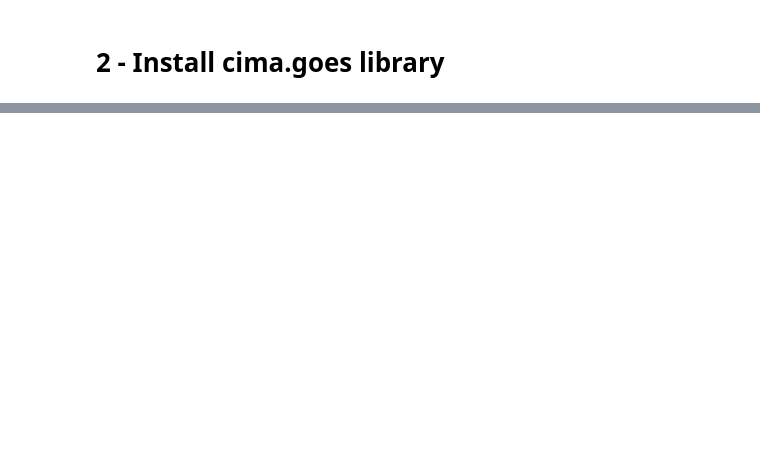
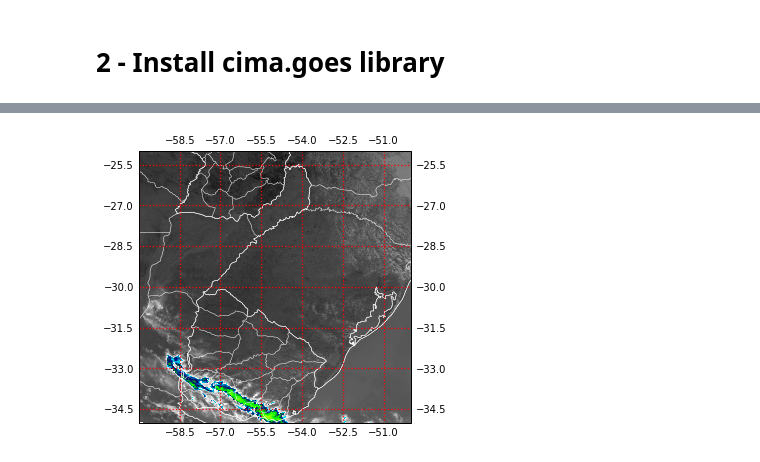
Before and after one commit to garciafido/cima-goes, a Jupyter notebook: cima_goes_usage.ipynb, the cells around one changed output, grey strips where cells are left out. Cells and saved outputs as stored; diff of their text form; code cells hidden in the pictures; blank space fills up the shorter version.

```diff
--- a/cima_goes_usage.ipynb
+++ b/cima_goes_usage.ipynb
@@ -134 +91,97 @@ blobs_usage  3614.62 ms
+# %%
+def add_cultural(ax, color='none'):
+    states_provinces = cartopy.feature.NaturalEarthFeature(
+        category='cultural',
+        name='admin_1_states_provinces_lines',
+        scale='10m',
+        facecolor=color)
+
+    countries = cartopy.feature.NaturalEarthFeature(
+        category='cultural',
+        name='admin_0_countries',
+        scale='10m',
+        facecolor=color)
+
+    linewidth = 0.50
+    ax.coastlines(resolution='10m', color='white', linewidth=linewidth)
+    ax.add_feature(countries, edgecolor='white', linewidth=linewidth)
+    ax.add_feature(states_provinces, edgecolor='white', linewidth=linewidth)
+
+
+def add_grid(ax):
+    linewidth = 1.25
+    ax.gridlines(linewidth=linewidth,
+                      linestyle='dotted',
+                      color='r',
+                      crs=ccrs.PlateCarree(),
+                      draw_labels=True)
+
+
+def show_tile(tile,
+              image=None,
+              lats=None, lons=None,
+              cmap=None, vmin=None, vmax=None, overlap=0):
+    fig = plt.figure(figsize=(5, 5))
+    try:
+        ax = fig.add_subplot(1, 1, 1, projection=ccrs.PlateCarree())
+        extent = get_tile_extent(tile, trim_excess=overlap)
+        ax.set_extent(extent, crs=ccrs.PlateCarree())
+        add_cultural(ax)
+        ax.grid(color='r', linestyle='-', linewidth=2)
+        add_grid(ax)
+        fig.add_axes(ax, projection=ccrs.PlateCarree())
+        if image is not None:
+            ax.pcolormesh(lons, lats, image, cmap=cmap, vmin=vmin, vmax=vmax)
+        plt.show()
+    finally:
+        fig.clear()
+        plt.close()
+
+
+def show_one_band_datasets():
+    product_band = ProductBand(Product.CMIPF, Band.CLEAN_LONGWAVE_WINDOW)
+    goesdata = get_goesdata()
+    band_blobs = goesdata.one_hour_blobs(2019, 60, 16, product_band)
+    blob = band_blobs.blobs[0]
+    dataset = goesdata.get_dataset(blob)
+    tile = Tile(
+        lat_south=-35.0,
+        lat_north=-25.0,
+        lon_west=-60.0,
+        lon_east=-50.0,
+        x_min=3360,
+        x_max=3889,
+        y_min=4005,
+        y_max=4456,
+    )
+    lats, lons = get_lats_lons(dataset, tile)
+    data = dataset.variables['CMI'][
+        tile.y_min : tile.y_max,
+        tile.x_min : tile.x_max
+    ]
+    ir_data = data - 273
+    show_tile(
+        tile,
+        image=ir_data,
+        lats=lats,
+        lons=lons,
+        cmap=CLOUD_TOPS_PALETTE,
+        vmin=-90,
+        vmax=50)
+
+
+@timeit
+def get_netcdf_dataset():
+    goesdata = get_goesdata()
+    product_band = ProductBand(Product.CMIPF, Band.CLEAN_LONGWAVE_WINDOW)
+    band_blobs = goesdata.one_hour_blobs(2019, 60, 16, product_band)
+    blob = band_blobs.blobs[0]
+    dataset = goesdata.get_dataset(blob)
+    print(dataset)
+
+
+# get_netcdf_dataset()
+show_one_band_datasets()
+# %% [output]
+[figure, added]
 # %% [markdown]
```
Also changed, not shown: parts of 7 cells of this notebook.
